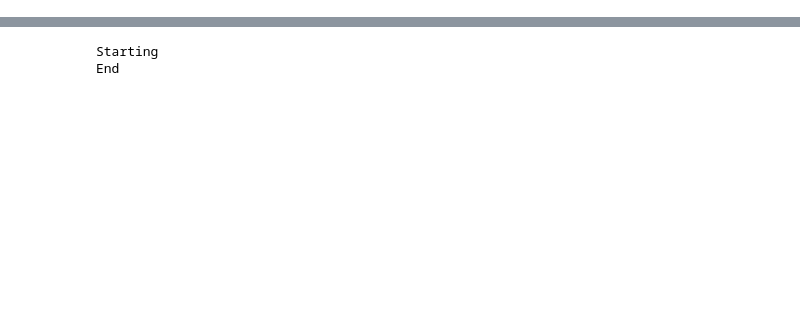
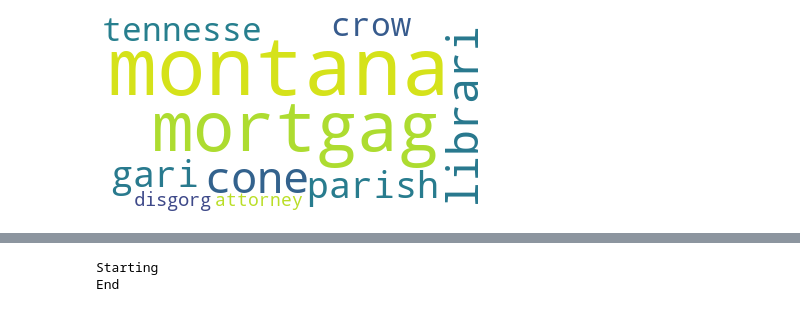
Before and after one commit to korah91/MineriaClustering, a Jupyter notebook: supremeCourt.ipynb, the cells around one changed output, grey strips where cells are left out. Cells and saved outputs as stored; diff of their text form; code cells hidden in the pictures; blank space fills up the shorter version.

```diff
--- a/supremeCourt.ipynb
+++ b/supremeCourt.ipynb
@@ -162,21 +170,23 @@ wordcloud.to_image()
 # %%
-# WordCloud del topico 7
-l = topics[7][1]
+# WordCloud del topico 16
+l = topics[16][1]
 
 l = l.split("+")
 
 lista =[]
 for x in l:
     numero, palabra = x.split('*')
     palabra = palabra.split('"')[1]
     i=0
     while i < float(numero)*100:
         lista.append(palabra)
         i+=1
 lista = ','.join(lista)
 
 wordcloud.generate(lista)
 wordcloud.to_image()
+# %% [output]
+[figure, added]
 # %%
 #Comparar dimensiones antes y después de hacer el pca
 from sklearn.decomposition import  PCA
```
Also changed, not shown: parts of 30 cells of this notebook.
